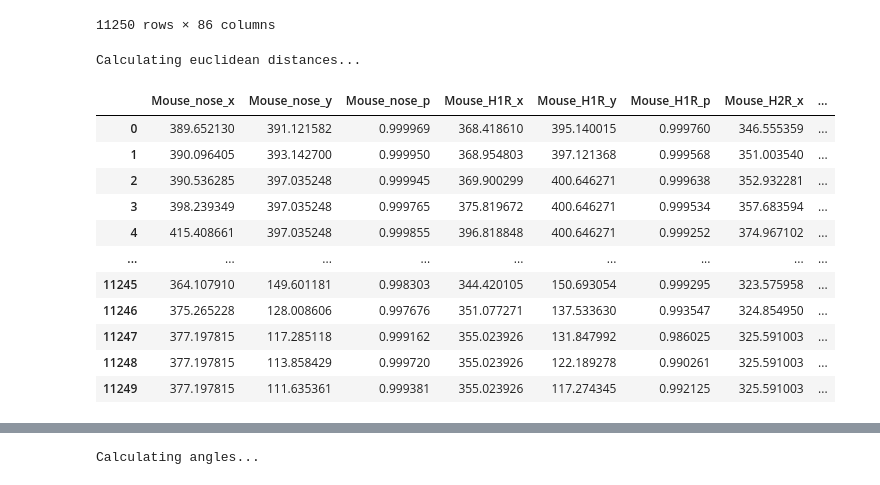
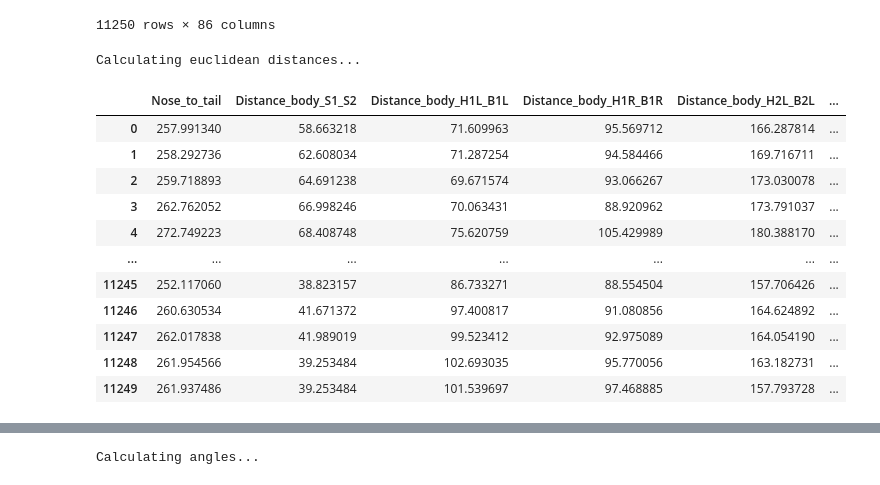
Before and after one commit to kierancarrigg/Master-Thesis, a Jupyter notebook: Notebooks/Feature extraction.ipynb, the cells around one changed output, grey strips where cells are left out. Drawn from its saved outputs; the diff is of its cells as text; code cells hidden in the pictures.

```diff
--- a/Notebooks/Feature extraction.ipynb
+++ b/Notebooks/Feature extraction.ipynb
@@ -137,64 +137,66 @@ csv_df_combined
 # %%
 print('Calculating euclidean distances...')
 ########### EUCLIDEAN DISTANCES ###########################################
+csv_df_new = pd.DataFrame()
+
 # Head to Tail
-csv_df['Nose_to_tail'] = np.sqrt((csv_df.Mouse_nose_x - csv_df.Mouse_tail_x) ** 2 + (csv_df.Mouse_nose_y - csv_df.Mouse_tail_y) ** 2)
+csv_df_new['Nose_to_tail'] = np.sqrt((csv_df.Mouse_nose_x - csv_df.Mouse_tail_x) ** 2 + (csv_df.Mouse_nose_y - csv_df.Mouse_tail_y) ** 2)
 
 # Body distances
-csv_df['Distance_body_S1_S2'] = np.sqrt((csv_df.Mouse_S1_x - csv_df.Mouse_S2_x) ** 2 + (csv_df.Mouse_S1_y - csv_df.Mouse_S2_y) ** 2)
+csv_df_new['Distance_body_S1_S2'] = np.sqrt((csv_df.Mouse_S1_x - csv_df.Mouse_S2_x) ** 2 + (csv_df.Mouse_S1_y - csv_df.Mouse_S2_y) ** 2)
 
-csv_df['Distance_body_H1L_B1L'] = np.sqrt((csv_df.Mouse_H1L_x - csv_df.Mouse_B1L_x) ** 2 + (csv_df.Mouse_H1L_y - csv_df.Mouse_B1L_y) ** 2)
-csv_df['Distance_body_H1R_B1R'] = np.sqrt((csv_df.Mouse_H1R_x - csv_df.Mouse_B1R_x) ** 2 + (csv_df.Mouse_H1R_y - csv_df.Mouse_B1R_y) ** 2)
-csv_df['Distance_body_H2L_B2L'] = np.sqrt((csv_df.Mouse_H2L_x - csv_df.Mouse_B2L_x) ** 2 + (csv_df.Mouse_H2L_y - csv_df.Mouse_B2L_y) ** 2)
-csv_df['Distance_body_H2R_B2R'] = np.sqrt((csv_df.Mouse_H2R_x - csv_df.Mouse_B2R_x) ** 2 + (csv_df.Mouse_H2R_y - csv_df.Mouse_B2R_y) ** 2)
-csv_df['Distance_body_B1L_B2L'] = np.sqrt((csv_df.Mouse_B1L_x - csv_df.Mouse_B2L_x) ** 2 + (csv_df.Mouse_B1L_y - csv_df.Mouse_B2L_y) ** 2)
-csv_df['Distance_body_B1R_B2R'] = np.sqrt((csv_df.Mouse_B1R_x - csv_df.Mouse_B2R_x) ** 2 + (csv_df.Mouse_B1R_y - csv_df.Mouse_B2R_y) ** 2)
-csv_df['Distance_body_H1L_H2L'] = np.sqrt((csv_df.Mouse_H1L_x - csv_df.Mouse_H2L_x) ** 2 + (csv_df.Mouse_H1L_y - csv_df.Mouse_H2L_y) ** 2)
-csv_df['Distance_body_H1R_H2R'] = np.sqrt((csv_df.Mouse_H1R_x - csv_df.Mouse_H2R_x) ** 2 + (csv_df.Mouse_H1R_y - csv_df.Mouse_H2R_y) ** 2)
-csv_df['Distance_body_B2L_B3L'] = np.sqrt((csv_df.Mouse_B2L_x - csv_df.Mouse_B3L_x) ** 2 + (csv_df.Mouse_B2L_y - csv_df.Mouse_B3L_y) ** 2)
-csv_df['Distance_body_B2R_B3R'] = np.sqrt((csv_df.Mouse_B2R_x - csv_df.Mouse_B3R_x) ** 2 + (csv_df.Mouse_B2R_y - csv_df.Mouse_B3R_y) ** 2)
-csv_df['Distance_body_B1L_B3L'] = np.sqrt((csv_df.Mouse_B1L_x - csv_df.Mouse_B3L_x) ** 2 + (csv_df.Mouse_B1L_y - csv_df.Mouse_B3L_y) ** 2)
-csv_df['Distance_body_B1R_B3R'] = np.sqrt((csv_df.Mouse_B1R_x - csv_df.Mouse_B3R_x) ** 2 + (csv_df.Mouse_B1R_y - csv_df.Mouse_B3R_y) ** 2)
+csv_df_new['Distance_body_H1L_B1L'] = np.sqrt((csv_df.Mouse_H1L_x - csv_df.Mouse_B1L_x) ** 2 + (csv_df.Mouse_H1L_y - csv_df.Mouse_B1L_y) ** 2)
+csv_df_new['Distance_body_H1R_B1R'] = np.sqrt((csv_df.Mouse_H1R_x - csv_df.Mouse_B1R_x) ** 2 + (csv_df.Mouse_H1R_y - csv_df.Mouse_B1R_y) ** 2)
+csv_df_new['Distance_body_H2L_B2L'] = np.sqrt((csv_df.Mouse_H2L_x - csv_df.Mouse_B2L_x) ** 2 + (csv_df.Mouse_H2L_y - csv_df.Mouse_B2L_y) ** 2)
+csv_df_new['Distance_body_H2R_B2R'] = np.sqrt((csv_df.Mouse_H2R_x - csv_df.Mouse_B2R_x) ** 2 + (csv_df.Mouse_H2R_y - csv_df.Mouse_B2R_y) ** 2)
+csv_df_new['Distance_body_B1L_B2L'] = np.sqrt((csv_df.Mouse_B1L_x - csv_df.Mouse_B2L_x) ** 2 + (csv_df.Mouse_B1L_y - csv_df.Mouse_B2L_y) ** 2)
+csv_df_new['Distance_body_B1R_B2R'] = np.sqrt((csv_df.Mouse_B1R_x - csv_df.Mouse_B2R_x) ** 2 + (csv_df.Mouse_B1R_y - csv_df.Mouse_B2R_y) ** 2)
+csv_df_new['Distance_body_H1L_H2L'] = np.sqrt((csv_df.Mouse_H1L_x - csv_df.Mouse_H2L_x) ** 2 + (csv_df.Mouse_H1L_y - csv_df.Mouse_H2L_y) ** 2)
+csv_df_new['Distance_body_H1R_H2R'] = np.sqrt((csv_df.Mouse_H1R_x - csv_df.Mouse_H2R_x) ** 2 + (csv_df.Mouse_H1R_y - csv_df.Mouse_H2R_y) ** 2)
+csv_df_new['Distance_body_B2L_B3L'] = np.sqrt((csv_df.Mouse_B2L_x - csv_df.Mouse_B3L_x) ** 2 + (csv_df.Mouse_B2L_y - csv_df.Mouse_B3L_y) ** 2)
+csv_df_new['Distance_body_B2R_B3R'] = np.sqrt((csv_df.Mouse_B2R_x - csv_df.Mouse_B3R_x) ** 2 + (csv_df.Mouse_B2R_y - csv_df.Mouse_B3R_y) ** 2)
+csv_df_new['Distance_body_B1L_B3L'] = np.sqrt((csv_df.Mouse_B1L_x - csv_df.Mouse_B3L_x) ** 2 + (csv_df.Mouse_B1L_y - csv_df.Mouse_B3L_y) ** 2)
+csv_df_new['Distance_body_B1R_B3R'] = np.sqrt((csv_df.Mouse_B1R_x - csv_df.Mouse_B3R_x) ** 2 + (csv_df.Mouse_B1R_y - csv_df.Mouse_B3R_y) ** 2)
 
-csv_df['Distance_bilateral_B1L_B3R'] = np.sqrt((csv_df.Mouse_B1L_x - csv_df.Mouse_B3R_x) ** 2 + (csv_df.Mouse_B1L_y - csv_df.Mouse_B3R_y) ** 2)
-csv_df['Distance_bilateral_B1R_B3L'] = np.sqrt((csv_df.Mouse_B1R_x - csv_df.Mouse_B3L_x) ** 2 + (csv_df.Mouse_B1R_y - csv_df.Mouse_B3L_y) ** 2)
+csv_df_new['Distance_bilateral_B1L_B3R'] = np.sqrt((csv_df.Mouse_B1L_x - csv_df.Mouse_B3R_x) ** 2 + (csv_df.Mouse_B1L_y - csv_df.Mouse_B3R_y) ** 2)
+csv_df_new['Distance_bilateral_B1R_B3L'] = np.sqrt((csv_df.Mouse_B1R_x - csv_df.Mouse_B3L_x) ** 2 + (csv_df.Mouse_B1R_y - csv_df.Mouse_B3L_y) ** 2)
 
 # Back distances
 csv_df['Distance_back_tail'] = np.sqrt((csv_df.Mouse_S2_x - csv_df.Mouse_tail_x) ** 2 + (csv_df.Mouse_S2_y - csv_df.Mouse_tail_y) ** 2)
 csv_df['Distance_back_nose'] = np.sqrt((csv_df.Mouse_S2_x - csv_df.Mouse_nose_x) ** 2 + (csv_df.Mouse_S2_y - csv_df.Mouse_nose_y) ** 2)
 
 # Movements
-csv_df['Movement_nose'] = np.sqrt((csv_df_combined.Mouse_tail_x_shifted - csv_df_combined.Mouse_tail_x) ** 2 + (csv_df_combined.Mouse_tail_y_shifted - csv_df_combined.Mouse_tail_y) ** 2)
-csv_df['Movement_tail'] = np.sqrt((csv_df_combined.Mouse_S2_x_shifted - csv_df_combined.Mouse_S2_x) ** 2 + (csv_df_combined.Mouse_S2_y_shifted - csv_df_combined.Mouse_S2_y) ** 2)
+csv_df_new['Movement_nose'] = np.sqrt((csv_df_combined.Mouse_tail_x_shifted - csv_df_combined.Mouse_tail_x) ** 2 + (csv_df_combined.Mouse_tail_y_shifted - csv_df_combined.Mouse_tail_y) ** 2)
+csv_df_new['Movement_tail'] = np.sqrt((csv_df_combined.Mouse_S2_x_shifted - csv_df_combined.Mouse_S2_x) ** 2 + (csv_df_combined.Mouse_S2_y_shifted - csv_df_combined.Mouse_S2_y) ** 2)
 
-csv_df['Movement_H1L'] = np.sqrt((csv_df_combined.Mouse_H1L_x_shifted - csv_df_combined.Mouse_H1L_x) ** 2 + (csv_df_combined.Mouse_H1L_y_shifted - csv_df_combined.Mouse_H1L_y) ** 2)
-csv_df['Movement_H1R'] = np.sqrt((csv_df_combined.Mouse_H1R_x_shifted - csv_df_combined.Mouse_H1R_x) ** 2 + (csv_df_combined.Mouse_H1R_y_shifted - csv_df_combined.Mouse_H1R_y) ** 2)
-csv_df['Movement_H2L'] = np.sqrt((csv_df_combined.Mouse_H2L_x_shifted - csv_df_combined.Mouse_H2L_x) ** 2 + (csv_df_combined.Mouse_H2L_y_shifted - csv_df_combined.Mouse_H2L_y) ** 2)
-csv_df['Movement_H2R'] = np.sqrt((csv_df_combined.Mouse_H2R_x_shifted - csv_df_combined.Mouse_H2R_x) ** 2 + (csv_df_combined.Mouse_H2R_y_shifted - csv_df_combined.Mouse_H2R_y) ** 2)
-csv_df['Movement_B1L'] = np.sqrt((csv_df_combined.Mouse_B1L_x_shifted - csv_df_combined.Mouse_B1L_x) ** 2 + (csv_df_combined.Mouse_B1L_y_shifted - csv_df_combined.Mouse_B1L_y) ** 2)
-csv_df['Movement_B1R'] = np.sqrt((csv_df_combined.Mouse_B1R_x_shifted - csv_df_combined.Mouse_B1R_x) ** 2 + (csv_df_combined.Mouse_B1R_y_shifted - csv_df_combined.Mouse_B1R_y) ** 2)
-csv_df['Movement_B2L'] = np.sqrt((csv_df_combined.Mouse_B2L_x_shifted - csv_df_combined.Mouse_B2L_x) ** 2 + (csv_df_combined.Mouse_B2L_y_shifted - csv_df_combined.Mouse_B2L_y) ** 2)
-csv_df['Movement_B2R'] = np.sqrt((csv_df_combined.Mouse_B2R_x_shifted - csv_df_combined.Mouse_B2R_x) ** 2 + (csv_df_combined.Mouse_B2R_y_shifted - csv_df_combined.Mouse_B2R_y) ** 2)
-csv_df['Movement_B3L'] = np.sqrt((csv_df_combined.Mouse_B3L_x_shifted - csv_df_combined.Mouse_B3L_x) ** 2 + (csv_df_combined.Mouse_B3L_y_shifted - csv_df_combined.Mouse_B3L_y) ** 2)
-csv_df['Movement_B3R'] = np.sqrt((csv_df_combined.Mouse_B3R_x_shifted - csv_df_combined.Mouse_B3R_x) ** 2 + (csv_df_combined.Mouse_B3R_y_shifted - csv_df_combined.Mouse_B3R_y) ** 2)
+csv_df_new['Movement_H1L'] = np.sqrt((csv_df_combined.Mouse_H1L_x_shifted - csv_df_combined.Mouse_H1L_x) ** 2 + (csv_df_combined.Mouse_H1L_y_shifted - csv_df_combined.Mouse_H1L_y) ** 2)
+csv_df_new['Movement_H1R'] = np.sqrt((csv_df_combined.Mouse_H1R_x_shifted - csv_df_combined.Mouse_H1R_x) ** 2 + (csv_df_combined.Mouse_H1R_y_shifted - csv_df_combined.Mouse_H1R_y) ** 2)
+csv_df_new['Movement_H2L'] = np.sqrt((csv_df_combined.Mouse_H2L_x_shifted - csv_df_combined.Mouse_H2L_x) ** 2 + (csv_df_combined.Mouse_H2L_y_shifted - csv_df_combined.Mouse_H2L_y) ** 2)
+csv_df_new['Movement_H2R'] = np.sqrt((csv_df_combined.Mouse_H2R_x_shifted - csv_df_combined.Mouse_H2R_x) ** 2 + (csv_df_combined.Mouse_H2R_y_shifted - csv_df_combined.Mouse_H2R_y) ** 2)
+csv_df_new['Movement_B1L'] = np.sqrt((csv_df_combined.Mouse_B1L_x_shifted - csv_df_combined.Mouse_B1L_x) ** 2 + (csv_df_combined.Mouse_B1L_y_shifted - csv_df_combined.Mouse_B1L_y) ** 2)
+csv_df_new['Movement_B1R'] = np.sqrt((csv_df_combined.Mouse_B1R_x_shifted - csv_df_combined.Mouse_B1R_x) ** 2 + (csv_df_combined.Mouse_B1R_y_shifted - csv_df_combined.Mouse_B1R_y) ** 2)
+csv_df_new['Movement_B2L'] = np.sqrt((csv_df_combined.Mouse_B2L_x_shifted - csv_df_combined.Mouse_B2L_x) ** 2 + (csv_df_combined.Mouse_B2L_y_shifted - csv_df_combined.Mouse_B2L_y) ** 2)
+csv_df_new['Movement_B2R'] = np.sqrt((csv_df_combined.Mouse_B2R_x_shifted - csv_df_combined.Mouse_B2R_x) ** 2 + (csv_df_combined.Mouse_B2R_y_shifted - csv_df_combined.Mouse_B2R_y) ** 2)
+csv_df_new['Movement_B3L'] = np.sqrt((csv_df_combined.Mouse_B3L_x_shifted - csv_df_combined.Mouse_B3L_x) ** 2 + (csv_df_combined.Mouse_B3L_y_shifted - csv_df_combined.Mouse_B3L_y) ** 2)
+csv_df_new['Movement_B3R'] = np.sqrt((csv_df_combined.Mouse_B3R_x_shifted - csv_df_combined.Mouse_B3R_x) ** 2 + (csv_df_combined.Mouse_B3R_y_shifted - csv_df_combined.Mouse_B3R_y) ** 2)
 
 # Movements for center points
-csv_df['Movement_S1'] = np.sqrt((csv_df_combined.Mouse_S1_x_shifted - csv_df_combined.Mouse_S1_x) ** 2 + (csv_df_combined.Mouse_S1_y_shifted - csv_df_combined.Mouse_S1_y) ** 2)
-csv_df['Movement_S2'] = np.sqrt((csv_df_combined.Mouse_S2_x_shifted - csv_df_combined.Mouse_S2_x) ** 2 + (csv_df_combined.Mouse_S2_y_shifted - csv_df_combined.Mouse_S2_y) ** 2)
+csv_df_new['Movement_S1'] = np.sqrt((csv_df_combined.Mouse_S1_x_shifted - csv_df_combined.Mouse_S1_x) ** 2 + (csv_df_combined.Mouse_S1_y_shifted - csv_df_combined.Mouse_S1_y) ** 2)
+csv_df_new['Movement_S2'] = np.sqrt((csv_df_combined.Mouse_S2_x_shifted - csv_df_combined.Mouse_S2_x) ** 2 + (csv_df_combined.Mouse_S2_y_shifted - csv_df_combined.Mouse_S2_y) ** 2)
 
-csv_df['Mouse_polygon_size_change'] = csv_df_combined.Mouse_poly_area_shifted - csv_df_combined.Mouse_poly_area
-csv_df
+csv_df_new['Mouse_polygon_size_change'] = csv_df_combined.Mouse_poly_area_shifted - csv_df_combined.Mouse_poly_area
+csv_df_new
 # %% [output]
 Calculating euclidean distances...
-|  | Mouse_nose_x | Mouse_nose_y | Mouse_nose_p | Mouse_H1R_x | Mouse_H1R_y | Mouse_H1R_p | Mouse_H2R_x | ... |
-| 0 | 389.652130 | 391.121582 | 0.999969 | 368.418610 | 395.140015 | 0.999760 | 346.555359 | ... |
-| 1 | 390.096405 | 393.142700 | 0.999950 | 368.954803 | 397.121368 | 0.999568 | 351.003540 | ... |
-| 2 | 390.536285 | 397.035248 | 0.999945 | 369.900299 | 400.646271 | 0.999638 | 352.932281 | ... |
-| 3 | 398.239349 | 397.035248 | 0.999765 | 375.819672 | 400.646271 | 0.999534 | 357.683594 | ... |
-| 4 | 415.408661 | 397.035248 | 0.999855 | 396.818848 | 400.646271 | 0.999252 | 374.967102 | ... |
-| ... | ... | ... | ... | ... | ... | ... | ... | ... |
-| 11245 | 364.107910 | 149.601181 | 0.998303 | 344.420105 | 150.693054 | 0.999295 | 323.575958 | ... |
-| 11246 | 375.265228 | 128.008606 | 0.997676 | 351.077271 | 137.533630 | 0.993547 | 324.854950 | ... |
-| 11247 | 377.197815 | 117.285118 | 0.999162 | 355.023926 | 131.847992 | 0.986025 | 325.591003 | ... |
-| 11248 | 377.197815 | 113.858429 | 0.999720 | 355.023926 | 122.189278 | 0.990261 | 325.591003 | ... |
-| 11249 | 377.197815 | 111.635361 | 0.999381 | 355.023926 | 117.274345 | 0.992125 | 325.591003 | ... |
+|  | Nose_to_tail | Distance_body_S1_S2 | Distance_body_H1L_B1L | Distance_body_H1R_B1R | Distance_body_H2L_B2L | ... |
+| 0 | 257.991340 | 58.663218 | 71.609963 | 95.569712 | 166.287814 | ... |
+| 1 | 258.292736 | 62.608034 | 71.287254 | 94.584466 | 169.716711 | ... |
+| 2 | 259.718893 | 64.691238 | 69.671574 | 93.066267 | 173.030078 | ... |
+| 3 | 262.762052 | 66.998246 | 70.063431 | 88.920962 | 173.791037 | ... |
+| 4 | 272.749223 | 68.408748 | 75.620759 | 105.429989 | 180.388170 | ... |
+| ... | ... | ... | ... | ... | ... | ... |
+| 11245 | 252.117060 | 38.823157 | 86.733271 | 88.554504 | 157.706426 | ... |
+| 11246 | 260.630534 | 41.671372 | 97.400817 | 91.080856 | 164.624892 | ... |
+| 11247 | 262.017838 | 41.989019 | 99.523412 | 92.975089 | 164.054190 | ... |
+| 11248 | 261.954566 | 39.253484 | 102.693035 | 95.770056 | 163.182731 | ... |
+| 11249 | 261.937486 | 39.253484 | 101.539697 | 97.468885 | 157.793728 | ... |
```
Also changed, not shown: parts of 3 cells of this notebook, 2 other files.
